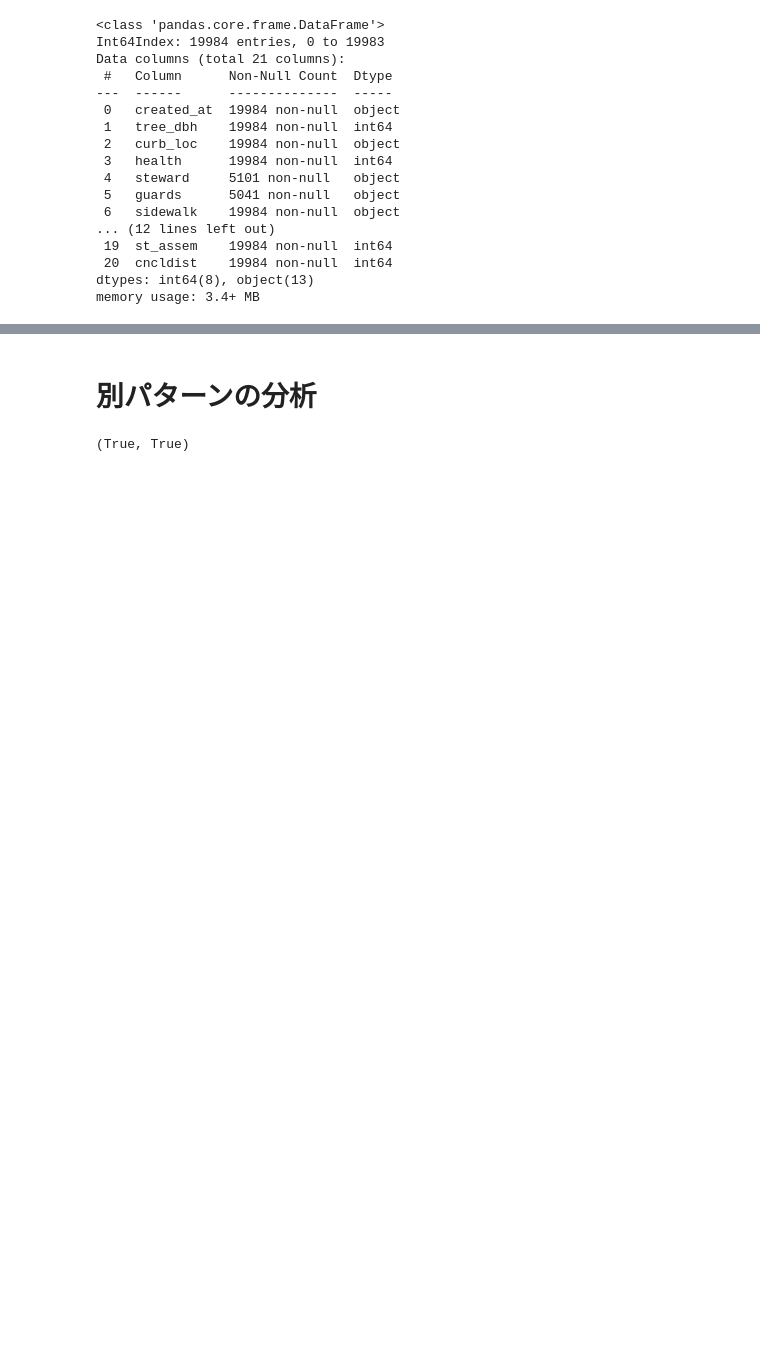
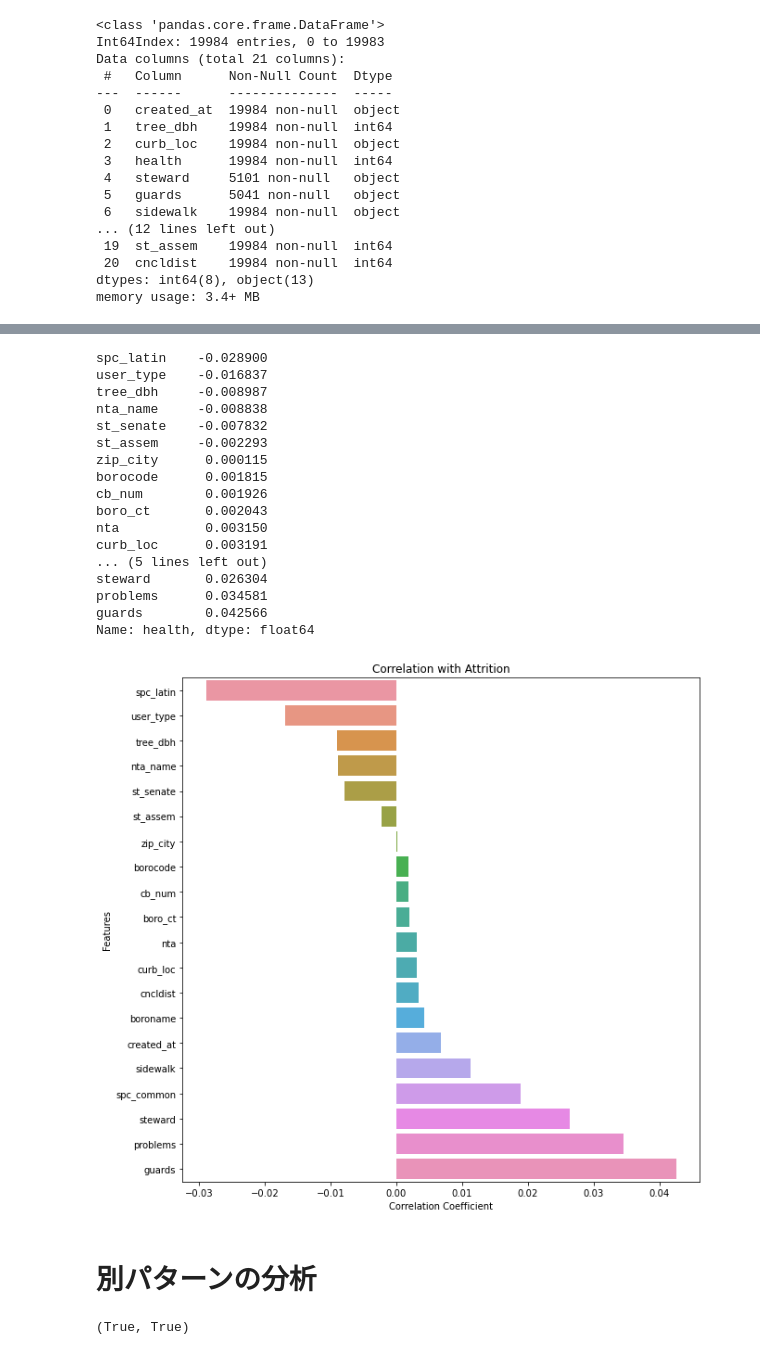
Before and after one commit to nakamuraMS/python_work, a Jupyter notebook: signate/202312_smbc_predict_trees/_analyze.ipynb, the cells around one changed output, grey strips where cells are left out. Drawn from its saved outputs; the diff is of its cells as text; code cells hidden in the pictures; blank space fills up the shorter version.

```diff
--- a/signate/202312_smbc_predict_trees/_analyze.ipynb
+++ b/signate/202312_smbc_predict_trees/_analyze.ipynb
@@ -103,20 +159,39 @@ plt.show()
 # %%
 # 降順でソート
-correlation_with_price_range = train.corr()['health'].drop('health')
+correlation_with_price_range = train_label_encoding.corr()['health'].drop('health')
 correlation_with_price_range = correlation_with_price_range.sort_values(ascending=True)
 print(correlation_with_price_range)
 
 #横棒グラフで相関係数を表示
 #y_corrには特定の列の相関係数を格納
 fig, ax = plt.subplots(figsize=(10, 10))
 #横棒グラフ作成
 sns.barplot(x=correlation_with_price_range, y=correlation_with_price_range.index, ax=ax)
 #X,Y軸とグラフタイトル
 ax.set_xlabel("Correlation Coefficient")
 ax.set_ylabel("Features")
 ax.set_title(f"Correlation with Attrition")
 #表示
 plt.show()
+# %% [output]
+spc_latin    -0.028900
+user_type    -0.016837
+tree_dbh     -0.008987
+nta_name     -0.008838
+st_senate    -0.007832
+st_assem     -0.002293
+zip_city      0.000115
+borocode      0.001815
+cb_num        0.001926
+boro_ct       0.002043
+nta           0.003150
+curb_loc      0.003191
+... (5 lines left out)
+steward       0.026304
+problems      0.034581
+guards        0.042566
+Name: health, dtype: float64
+[figure, added]
 # %% [markdown]
 # 別パターンの分析
 # %%
```
Also changed, not shown: parts of 15 cells of this notebook, 3 other files.
